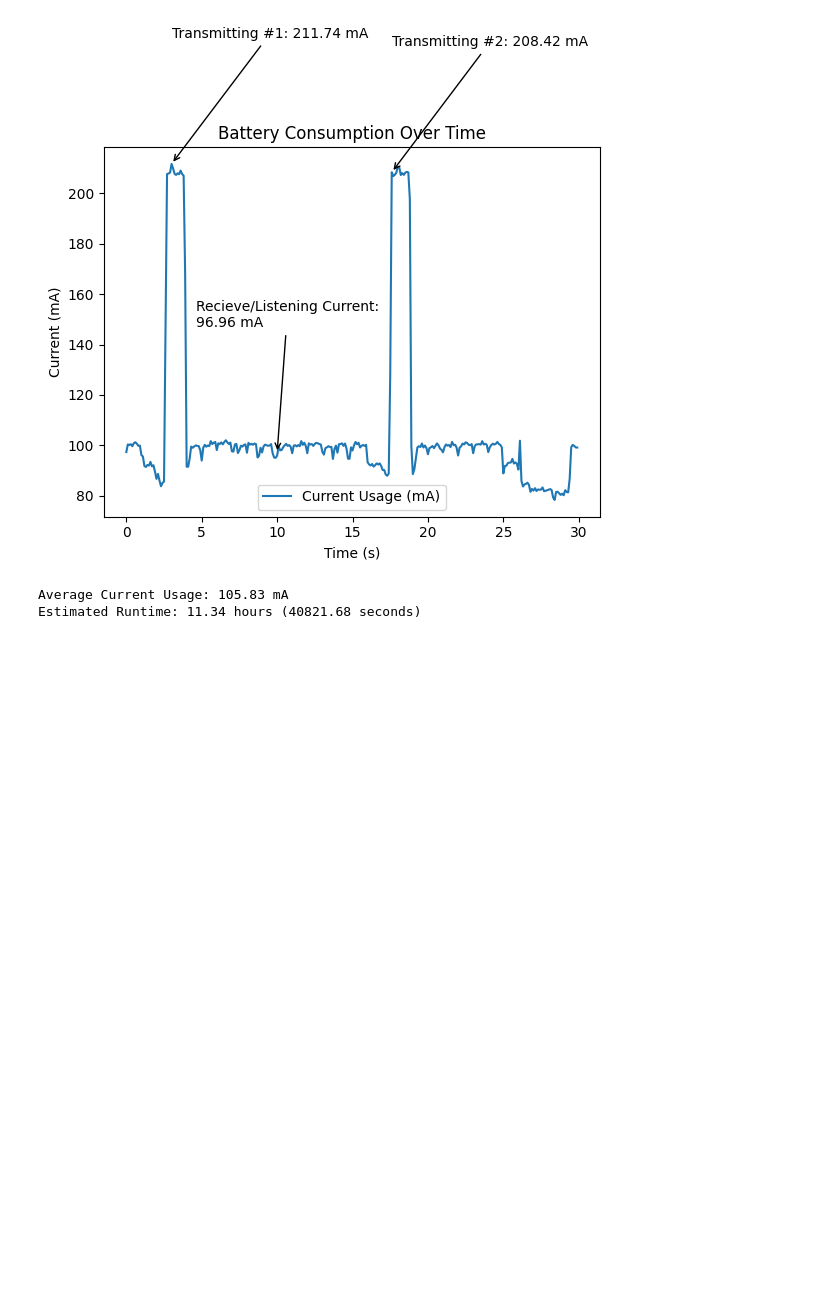
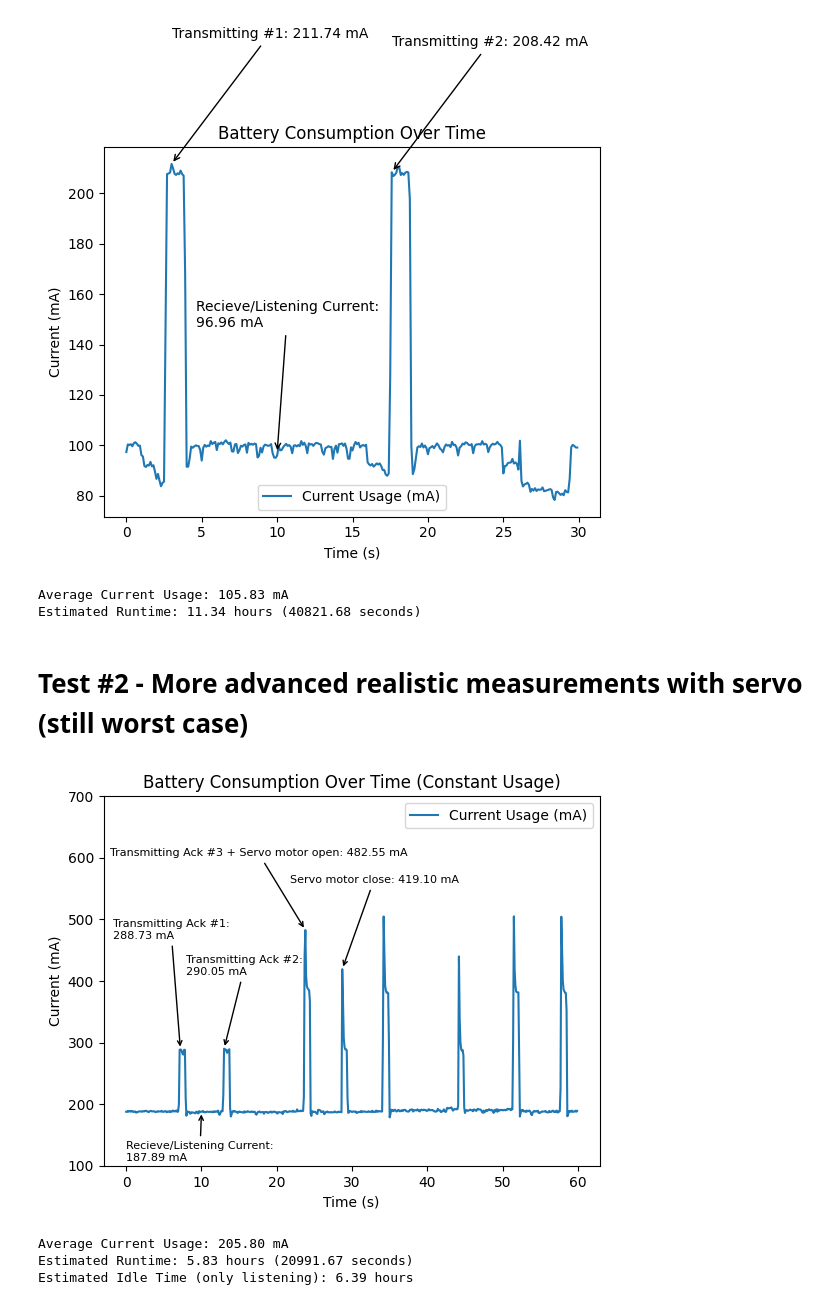
Before and after one commit to eiharun/SP25-20, a Jupyter notebook: testing/battery_consumption/battery.ipynb, the cells around one changed output. Saved outputs shown, nothing was run; the diff lists cells and outputs as text; code cells hidden in the pictures; blank space fills up the shorter version.

```diff
--- a/testing/battery_consumption/battery.ipynb
+++ b/testing/battery_consumption/battery.ipynb
@@ -61,3 +61,77 @@ print(f"Estimated Runtime: {runtime_hours:.2f} hours ({runtime_seconds:.2f} seco
 [figure]
 Average Current Usage: 105.83 mA
 Estimated Runtime: 11.34 hours (40821.68 seconds)
+# %% [markdown]
+# Test #2 - More advanced realistic measurements with servo (still worst case)
+# %%
+# Read the CSV file
+time = []
+current_usage = []
+
+with open('battery_consumption_advanced.csv', 'r') as file:
+    reader = csv.reader(file)
+    next(reader)  # Skip the header
+    for row in reader:
+        time.append(float(row[0]))  # Assuming time is in the first column
+        current_usage.append(float(row[1])*1000)  # Assuming current usage is in the second column
+# Plot the data
+current_usage = current_usage[::-1]
+plt.plot(time, current_usage, label='Current Usage (mA)')
+
+peaks = [i for i in range(1, len(current_usage)-1) if current_usage[i-1] < current_usage[i] > current_usage[i+1] and current_usage[i] > 200]
+for i in range(len(peaks)-1):
+    if current_usage[peaks[i]] > 200 and current_usage[peaks[i+1]] > 200:
+        # Annotate the first peak
+        plt.annotate(f'Transmitting Ack #1:\n{current_usage[peaks[i]]:.2f} mA', xy=(time[peaks[i]], current_usage[peaks[i]]), xytext=(time[peaks[i]]-9, current_usage[peaks[i]]+180), fontsize = 8,
+                     arrowprops=dict(facecolor='black', arrowstyle='->'))
+        break
+for i in range(len(peaks)-1):
+    if current_usage[peaks[i]] > 200 and time[peaks[i]] > 10:
+        # Annotate the second peak
+        plt.annotate(f'Transmitting Ack #2:\n{current_usage[peaks[i]]:.2f} mA', xy=(time[peaks[i]], current_usage[peaks[i]]), xytext=(time[peaks[i]]-5, current_usage[peaks[i]]+120), fontsize = 8,
+                     arrowprops=dict(facecolor='black', arrowstyle='->'))
+        break
+
+#annotete the third peak
+for i in range(len(peaks)-1):
+    if current_usage[peaks[i]] > 200 and time[peaks[i]] > 20:
+        # Annotate the third peak
+        plt.annotate(f'Transmitting Ack #3 + Servo motor open: {current_usage[peaks[i]]:.2f} mA', xy=(time[peaks[i]], current_usage[peaks[i]]), xytext=(time[peaks[i]]-26, current_usage[peaks[i]]+120),fontsize = 8,
+                     arrowprops=dict(facecolor='black', arrowstyle='->'))
+        break
+
+#annotate the fourth peak
+for i in range(len(peaks)-1):
+    if current_usage[peaks[i]] > 200 and time[peaks[i]] > 25:
+        # Annotate the fourth peak
+        plt.annotate(f'Servo motor close: {current_usage[peaks[i]]:.2f} mA', xy=(time[peaks[i]], current_usage[peaks[i]]), xytext=(time[peaks[i]]-7, current_usage[peaks[i]]+140),fontsize = 8,
+                     arrowprops=dict(facecolor='black', arrowstyle='->'))
+        break
+
+#Make an annotation for the average between current at 5 and 15 seconds
+average_current = (sum(current_usage[0:5]) / len(current_usage[0:5])+sum(current_usage[9:12]) / len(current_usage[9:12]))/2
+plt.annotate(f'Recieve/Listening Current:\n{average_current:.2f} mA', xy=(10, average_current), xytext=(0, average_current-80), fontsize = 8,
+             arrowprops=dict(facecolor='black', arrowstyle='->'))
+average_current_listen= average_current
+plt.ylim(100, 700)
+plt.xlabel('Time (s)')
+plt.ylabel('Current (mA)')
+plt.title('Battery Consumption Over Time (Constant Usage)')
+plt.legend()
+plt.show()
+
+# Calculate runtime
+average_current = sum(current_usage) / len(current_usage)
+battery_capacity_mAh = 1200  # mAh
+runtime_hours = battery_capacity_mAh / average_current
+runtime_seconds = runtime_hours * 3600
+
+print(f"Average Current Usage: {average_current:.2f} mA")
+print(f"Estimated Runtime: {runtime_hours:.2f} hours ({runtime_seconds:.2f} seconds)")
+# calculate average listening current
+print(f"Estimated Idle Time (only listening): {(battery_capacity_mAh / average_current_listen):.2f} hours")
+# %% [output]
+[figure, added]
+Average Current Usage: 205.80 mA
+Estimated Runtime: 5.83 hours (20991.67 seconds)
+Estimated Idle Time (only listening): 6.39 hours
```
Also changed, not shown: 3 other files.
